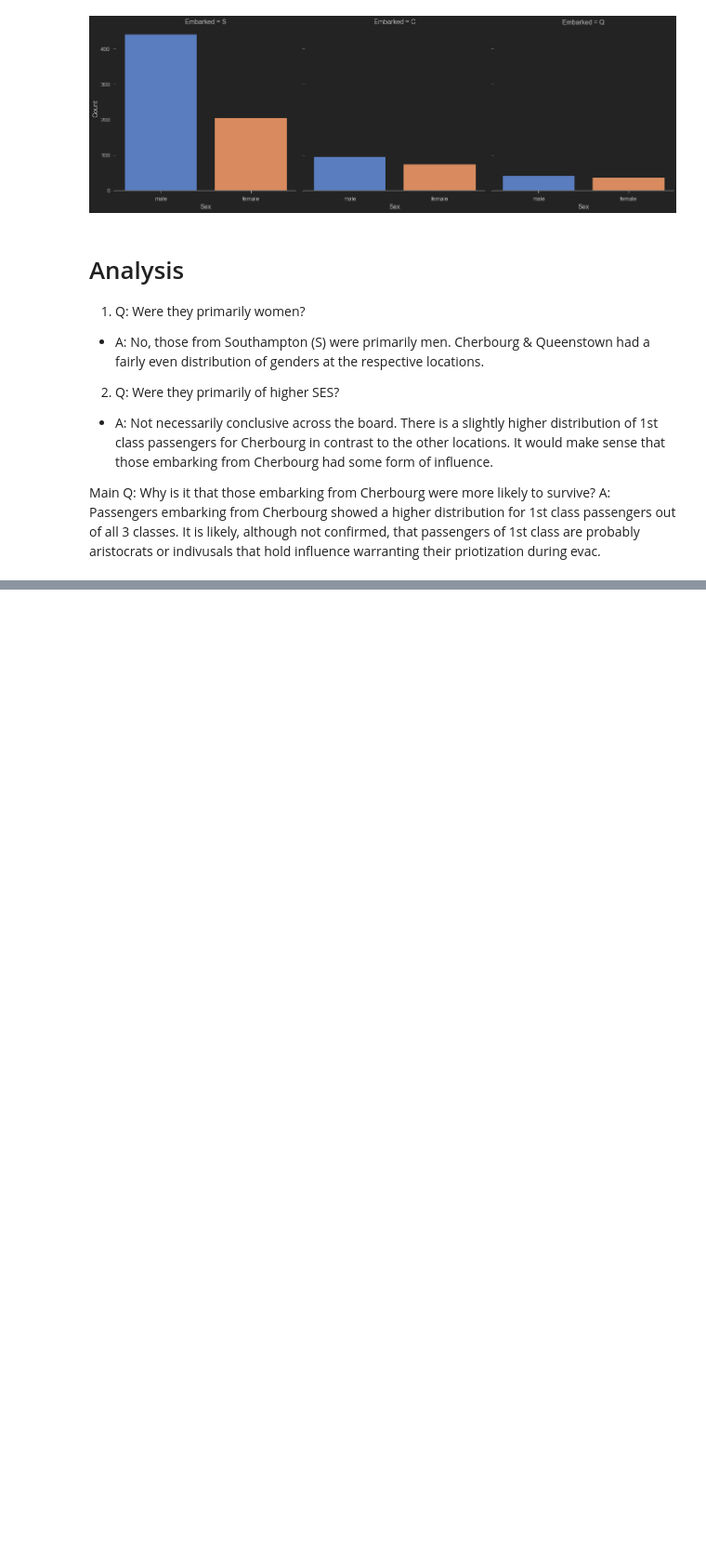
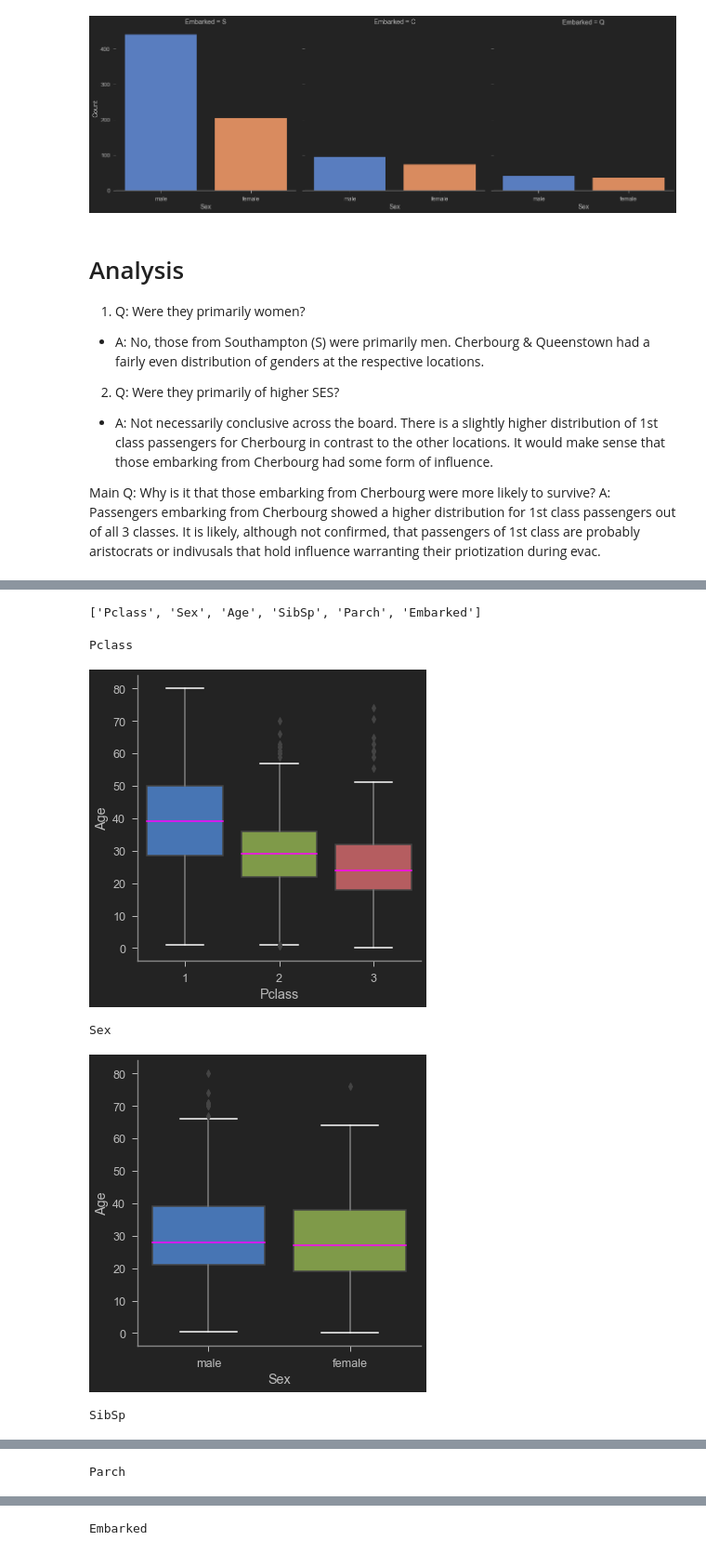
Before and after one commit to henrylao/kaggle-titanic, a Jupyter notebook: kaggle-titanic-notebook.ipynb, the cells around one changed output, grey strips where cells are left out. Shown at 93% size. Drawn from its saved outputs; the diff is of its cells as text; code cells hidden in the pictures; blank space fills up the shorter version.

```diff
--- a/kaggle-titanic-notebook.ipynb
+++ b/kaggle-titanic-notebook.ipynb
@@ -565,0 +564,4 @@ A: Passengers embarking from Cherbourg showed a higher distribution for 1st clas
+# %%
+test_ids = test["PassengerId"]
+train["PassengerId"] = train_ids
+# test = test.drop("PassengerId",axis=1)
@@ -565,0 +656,3 @@ A: Passengers embarking from Cherbourg showed a higher distribution for 1st clas
+# %%
+# Drop outliers
+train = train.drop(outliers_to_drop, axis = 0).reset_index(drop=True)
@@ -565,0 +662,8 @@ A: Passengers embarking from Cherbourg showed a higher distribution for 1st clas
+# %%
+## Join train and test sets in order to obtain the same number of features during categorical conversion
+train_len = len(train)
+full_data =  pd.concat(objs=[train, test], axis=0).reset_index(drop=True)
+# Fill empty and NaNs values with NaN
+full_data = full_data.fillna(np.nan)
+# Check for Null values
+full_data.isnull().sum()
@@ -565,0 +722,26 @@ A: Passengers embarking from Cherbourg showed a higher distribution for 1st clas
+# %%
+full_data.columns
+# cols removed from plotting due to computational cost
+insig_cols = ['PassengerId','Name',"Ticket","Fare","Cabin","Survived"]
+sig_cols = [ c for c in full_data.columns if c not in insig_cols]
+sig_cols
+# %% [output]
+['Pclass', 'Sex', 'Age', 'SibSp', 'Parch', 'Embarked']
+# %%
+PROPS = {
+#     'boxprops':{'facecolor':'none', 'edgecolor':'white'},
+    'medianprops':{'color':'magenta'},
+    'whiskerprops':{'color':'grey'},
+    'capprops':{'color':'white'}
+}
+
+for c in [_ for _ in sig_cols if _ != "Age"]:
+    print(c)
+    g = sns.factorplot(y="Age",x=c,data=full_data,kind="box",**PROPS)
+    plt.show()
+# %% [output]
+Pclass
+[figure, added]
+Sex
+[figure, added]
+SibSp
@@ -565,0 +749 @@ A: Passengers embarking from Cherbourg showed a higher distribution for 1st clas
+Parch
@@ -565,0 +751 @@ A: Passengers embarking from Cherbourg showed a higher distribution for 1st clas
+Embarked
```
Also changed, not shown: parts of 39 cells of this notebook, 1 other file.
